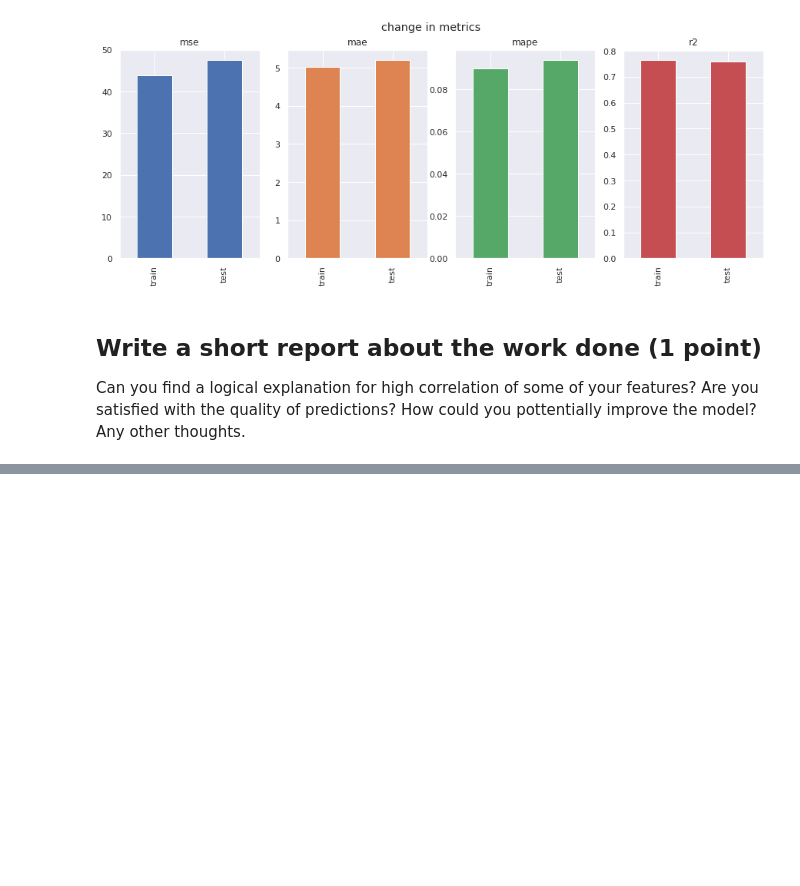
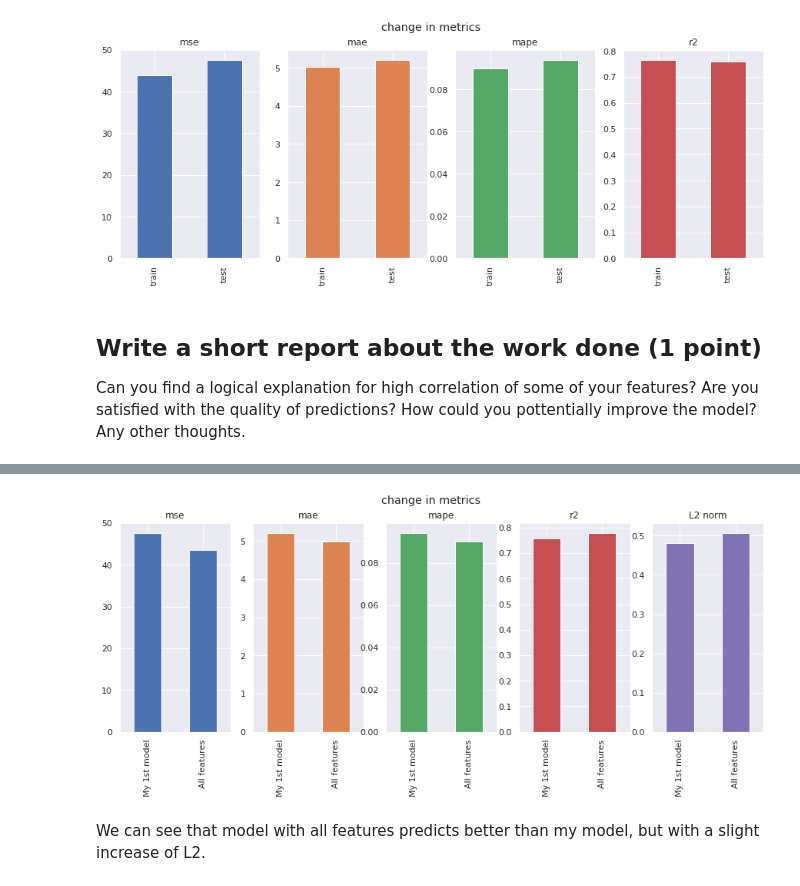
Before and after one commit to TemirlanKalim/ml-intro, a Jupyter notebook: 3_linear_regression/linear_regression.ipynb, the cells around one changed output, grey strips where cells are left out. Saved outputs shown, nothing was run; the diff lists cells and outputs as text; code cells hidden in the pictures; blank space fills up the shorter version.

```diff
--- a/3_linear_regression/linear_regression.ipynb
+++ b/3_linear_regression/linear_regression.ipynb
@@ -1865,10 +1880,8 @@ Any other thoughts.
 # %%
 target = 'agility'
-features = ['dribbling','balance','ball_control','acceleration', 'sprint_speed','strength',
-             'crossing','heading_accuracy','free_kick_accuracy','short_passing', 'long_shots','aggression']
-x_train, y_train, x_test, y_test = get_train_test_data(features, target)
+x_train, y_train, x_test, y_test = get_train_test_data(np.delete(DF_TRAIN.columns.to_numpy(),14), target)
 model = LinearRegression(fit_intercept=True)
-m1 = fit_and_evaluate(model, x_train, y_train, x_test, y_test)
-m1_inter=model.intercept_
-m1_coef=model.coef_.tolist()
-m1_l2=l2_norm(model.coef_)
+m3 = fit_and_evaluate(model, x_train, y_train, x_test, y_test)
+m3_inter=model.intercept_
+m3_coef=model.coef_.tolist()
+m3_l2=l2_norm(model.coef_)
@@ -1874,0 +1902,8 @@ m1_l2=l2_norm(model.coef_)
+# %%
+metrics_comparison = pd.DataFrame(m1.rename(index={'test': 'My 1st model'}).iloc[1,:]).join(m3.rename(index={'test':'All features'}).iloc[1,:])
+metrics_comparison.loc['L2 norm']=[m1_l2, m3_l2]
+metrics_comparison.T.plot(kind='bar', layout=(1,5), subplots=True, legend=False, figsize=(15, 5), title='change in metrics');
+# %% [output]
+[figure, added]
+# %% [markdown]
+We can see that model with all features predicts better than my model, but with a slight increase of L2.
```
Also changed, not shown: parts of 3 cells of this notebook.
